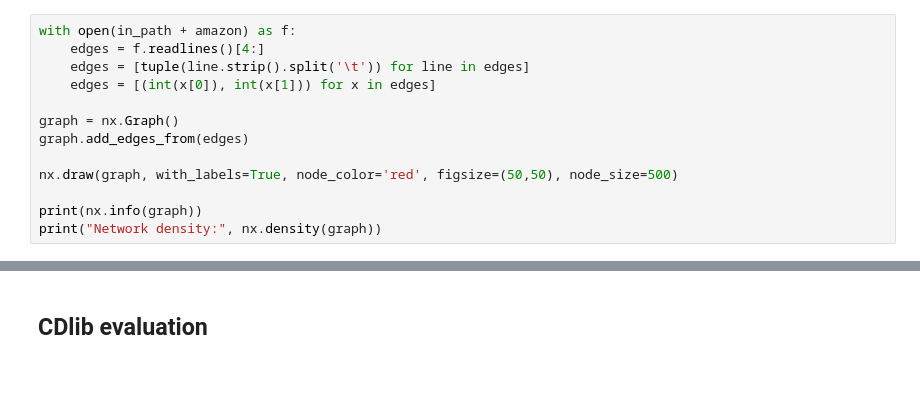
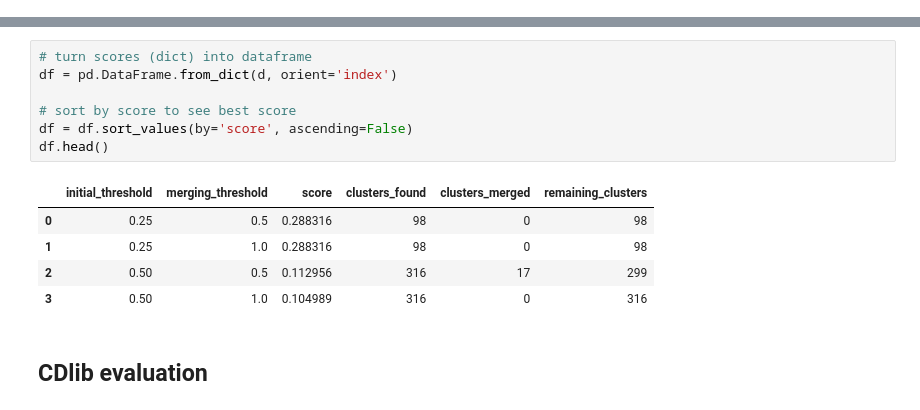
Before and after one commit to nidiamcl/stream-graph, a Jupyter notebook: streamgraph/evaluation.ipynb, the cells around one changed output, grey strips where cells are left out. Cells and saved outputs as stored; diff of their text form; blank space fills up the shorter version.

```diff
--- a/streamgraph/evaluation.ipynb
+++ b/streamgraph/evaluation.ipynb
@@ -88,13 +0,0 @@ print("Network density:", nx.density(graph))
-# %%
-with open(in_path + amazon) as f:
-    edges = f.readlines()[4:]
-    edges = [tuple(line.strip().split('\t')) for line in edges]
-    edges = [(int(x[0]), int(x[1])) for x in edges]
-
-graph = nx.Graph()
-graph.add_edges_from(edges)
-
-nx.draw(graph, with_labels=True, node_color='red', figsize=(50,50), node_size=500)
-
-print(nx.info(graph))
-print("Network density:", nx.density(graph))
@@ -120,2 +49,15 @@ remaining clusters: 42
+# %%
+# turn scores (dict) into dataframe
+df = pd.DataFrame.from_dict(d, orient='index')
+
+# sort by score to see best score
+df = df.sort_values(by='score', ascending=False)
+df.head()
+# %% [output]
+|  | initial_threshold | merging_threshold | score | clusters_found | clusters_merged | remaining_clusters |
+| 0 | 0.25 | 0.5 | 0.288316 | 98 | 0 | 98 |
+| 1 | 0.25 | 1.0 | 0.288316 | 98 | 0 | 98 |
+| 2 | 0.50 | 0.5 | 0.112956 | 316 | 17 | 299 |
+| 3 | 0.50 | 1.0 | 0.104989 | 316 | 0 | 316 |
 # %% [markdown]
 ## CDlib evaluation
```
Also changed, not shown: parts of 34 cells of this notebook, 3 other files.
